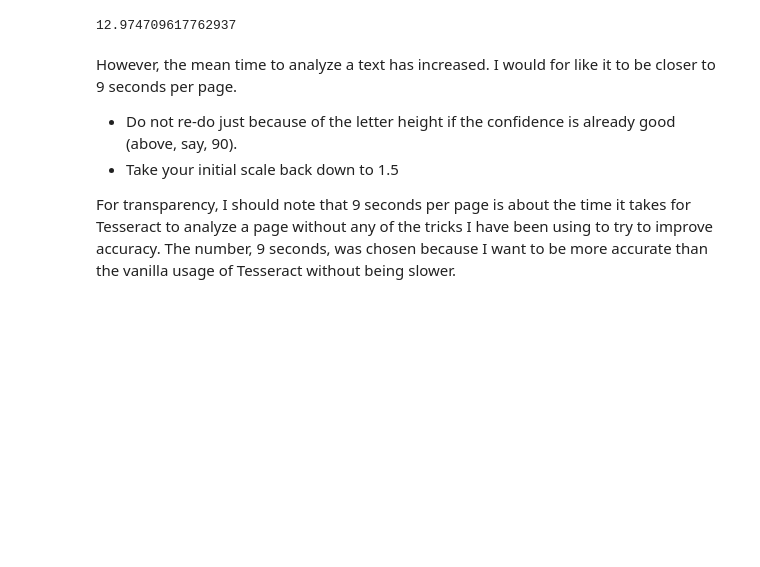
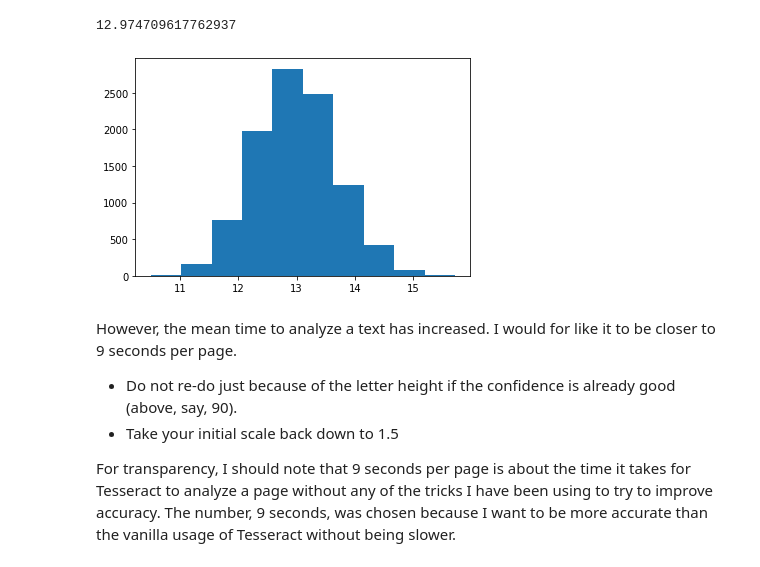
Before and after one commit to ancient-world-citation-analysis/awca-ocr, a Jupyter notebook: PreliminaryPerformanceAnalysis.ipynb, the cells around one changed output. Saved outputs shown, nothing was run; the diff lists cells and outputs as text; code cells hidden in the pictures; blank space fills up the shorter version.

```diff
--- a/PreliminaryPerformanceAnalysis.ipynb
+++ b/PreliminaryPerformanceAnalysis.ipynb
@@ -244,6 +250,14 @@ plt.ylabel('Frequency');
 statistics.mean(times)
 # %% [output]
 12.974709617762937
+# %%
+import random
+time_means = list()
+for _ in range(10000):
+  time_means.append(statistics.mean(random.choices(times, k=len(times))))
+plt.hist(time_means);
+# %% [output]
+[figure, added]
 # %% [markdown]
 However, the mean time to analyze a text has increased. I would for like it to be closer to 9 seconds per page.
 * Do not re-do just because of the letter height if the confidence is already good (above, say, 90).
```
Also changed, not shown: parts of 27 cells of this notebook, 1 other file.
